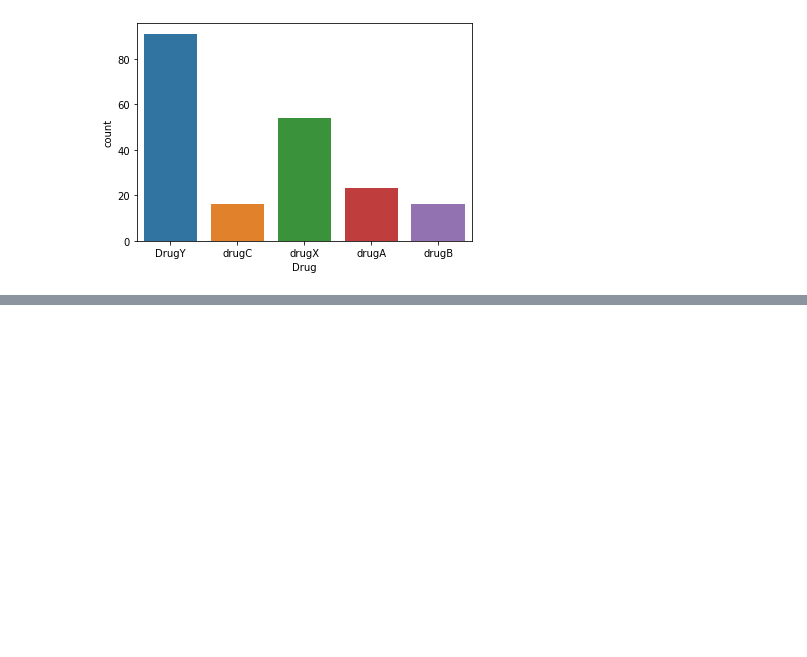
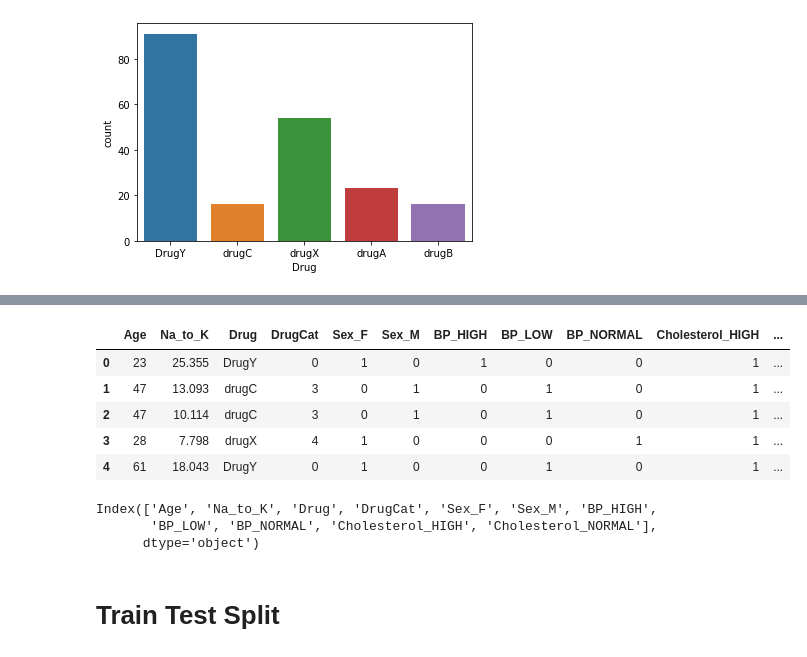
Before and after one commit to Frodas25/hrusovsky_NS2021, a Jupyter notebook: hrusovsky_NS2021.ipynb, the cells around one changed output, grey strips where cells are left out. Saved outputs shown, nothing was run; the diff lists cells and outputs as text; code cells hidden in the pictures; blank space fills up the shorter version.

```diff
--- a/hrusovsky_NS2021.ipynb
+++ b/hrusovsky_NS2021.ipynb
@@ -78,0 +117,20 @@ sns.countplot(df["Drug"]) # vizualizacia poctu vyskytu jednotlivych liekov v dat
+# %%
+# ked uz mam prevedene kategoricke premenne na ciselne pre kazdy zaznam, mozem z dataframeu vymazat povodne stlpce
+# sex, BP a Cholesterol
+df = df.drop(['Sex', 'BP', 'Cholesterol'], axis = 1)
+df.head()
+# %% [output]
+|  | Age | Na_to_K | Drug | DrugCat | Sex_F | Sex_M | BP_HIGH | BP_LOW | BP_NORMAL | Cholesterol_HIGH | ... |
+| 0 | 23 | 25.355 | DrugY | 0 | 1 | 0 | 1 | 0 | 0 | 1 | ... |
+| 1 | 47 | 13.093 | drugC | 3 | 0 | 1 | 0 | 1 | 0 | 1 | ... |
+| 2 | 47 | 10.114 | drugC | 3 | 0 | 1 | 0 | 1 | 0 | 1 | ... |
+| 3 | 28 | 7.798 | drugX | 4 | 1 | 0 | 0 | 0 | 1 | 1 | ... |
+| 4 | 61 | 18.043 | DrugY | 0 | 1 | 0 | 0 | 1 | 0 | 1 | ... |
+# %%
+df.columns # kontrola, ake vsetky stlpce dataframe obsahuje
+# %% [output]
+Index(['Age', 'Na_to_K', 'Drug', 'DrugCat', 'Sex_F', 'Sex_M', 'BP_HIGH',
+       'BP_LOW', 'BP_NORMAL', 'Cholesterol_HIGH', 'Cholesterol_NORMAL'],
+      dtype='object')
+# %% [markdown]
+# Train Test Split
```
Also changed, not shown: parts of 5 cells of this notebook.
